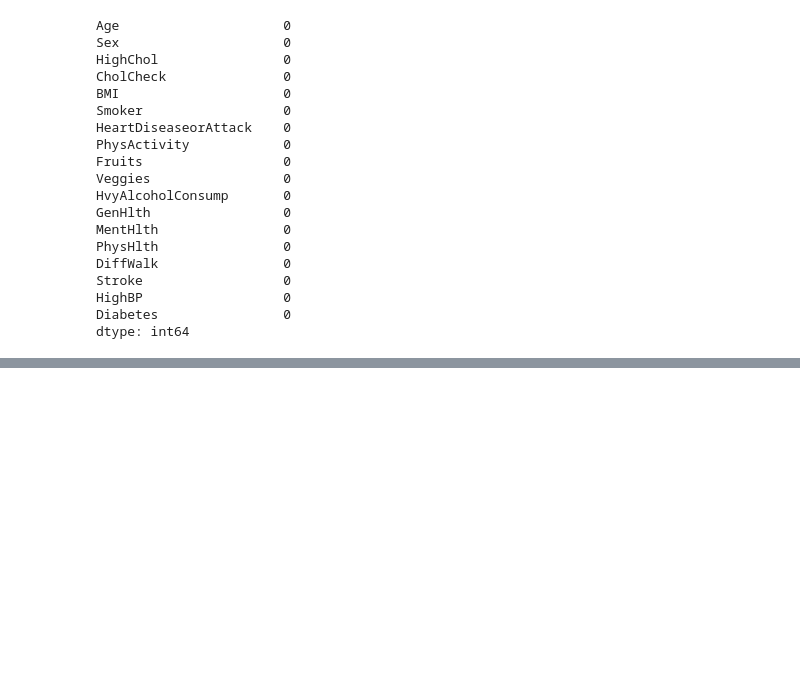
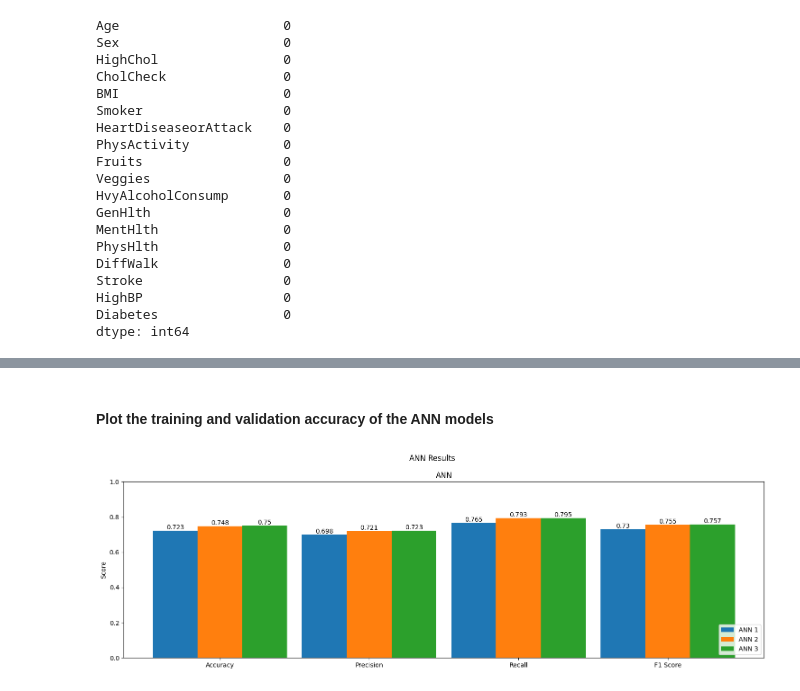
Before and after one commit to DiaeddinTahboub/Assignment_3-Machine_Learning, a Jupyter notebook: Assignment_3.ipynb, the cells around one changed output, grey strips where cells are left out. Saved outputs shown, nothing was run; the diff lists cells and outputs as text; code cells hidden in the pictures; blank space fills up the shorter version.

```diff
--- a/Assignment_3.ipynb
+++ b/Assignment_3.ipynb
@@ -405,0 +422,48 @@ Accuracy for third NN model: 0.7431400418281555
+# %% [markdown]
+#### **Plot the training and validation accuracy of the ANN models**
+# %%
+# Plotting
+results_fig, results_ax = plt.subplots(1, 1, figsize=(15, 5))
+results_fig.suptitle("ANN Results")
+results_ax.bar(
+    np.arange(4),
+    [accuracies[0], precisions[0], recalls[0], f1_scores[0]],
+    width=0.3,
+    label=f"ANN 1",
+)
+results_ax.bar(
+    np.arange(4) + 0.3,
+    [accuracies[1], precisions[1], recalls[1], f1_scores[1]],
+    width=0.3,
+    label=f"ANN 2",
+)
+results_ax.bar(
+    np.arange(4) + 0.6,
+    [accuracies[2], precisions[2], recalls[2], f1_scores[2]],
+    width=0.3,
+    label=f"ANN 3",
+)
+results_ax.set_xticks(np.arange(4) + 0.3)
+results_ax.set_xticklabels(["Accuracy", "Precision", "Recall", "F1 Score"])
+results_ax.set_ylabel("Score")
+results_ax.set_ylim([0, 1])
+results_ax.set_title(f"ANN")
+results_ax.legend(loc="lower right")
+
+results_ax.text(0, accuracies[0], round(accuracies[0], 3), ha="center", va="bottom")
+results_ax.text(1, precisions[0], round(precisions[0], 3), ha="center", va="bottom")
+results_ax.text(2, recalls[0], round(recalls[0], 3), ha="center", va="bottom")
+results_ax.text(3, f1_scores[0], round(f1_scores[0], 3), ha="center", va="bottom")
+results_ax.text(0.3, accuracies[1], round(accuracies[1], 3), ha="center", va="bottom")
+results_ax.text(1.3, precisions[1], round(precisions[1], 3), ha="center", va="bottom")
+results_ax.text(2.3, recalls[1], round(recalls[1], 3), ha="center", va="bottom")
+results_ax.text(3.3, f1_scores[1], round(f1_scores[1], 3), ha="center", va="bottom")
+results_ax.text(0.6, accuracies[2], round(accuracies[2], 3), ha="center", va="bottom")
+results_ax.text(1.6, precisions[2], round(precisions[2], 3), ha="center", va="bottom")
+results_ax.text(2.6, recalls[2], round(recalls[2], 3), ha="center", va="bottom")
+results_ax.text(3.6, f1_scores[2], round(f1_scores[2], 3), ha="center", va="bottom")
+
+plt.tight_layout()
+plt.show()
+# %% [output]
+[figure, added]
```
Also changed, not shown: parts of 57 cells of this notebook.
